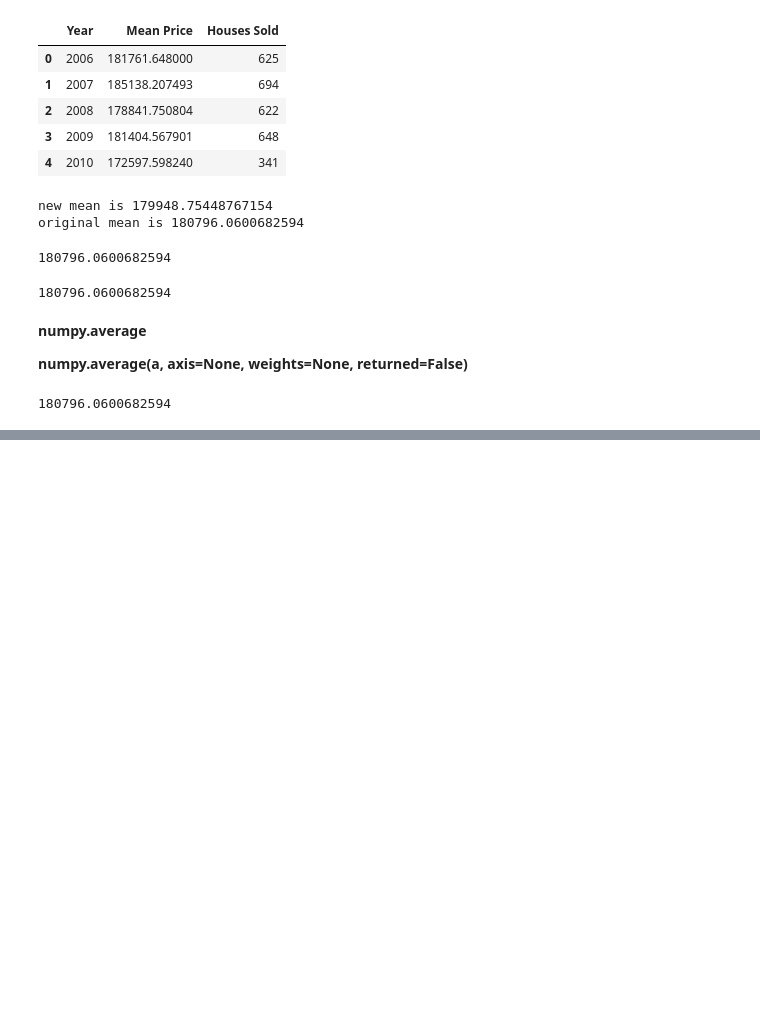
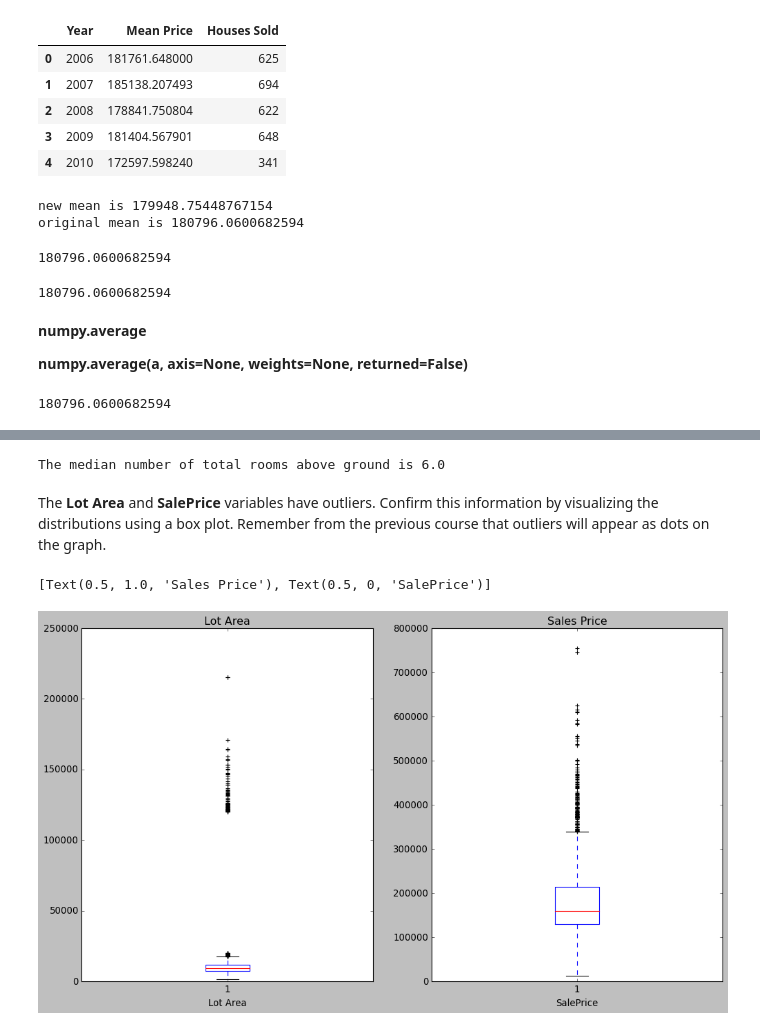
Before and after one commit to tongNJ/Dataquest-Online-Courses-2022, a Jupyter notebook: Statistics Intermediate - Averages and Variability.ipynb, the cells around one changed output, grey strips where cells are left out. Saved outputs shown, nothing was run; the diff lists cells and outputs as text; code cells hidden in the pictures; blank space fills up the shorter version.

```diff
--- a/Statistics Intermediate - Averages and Variability.ipynb
+++ b/Statistics Intermediate - Averages and Variability.ipynb
@@ -303,0 +310,20 @@ np.average(a = houses_per_year['Mean Price'],weights = houses_per_year['Houses S
+# %%
+df['TotRms AbvGrd'] # the number of rooms above ground
+TotRms_AbvGrd = df['TotRms AbvGrd'].replace(to_replace='10 or more',value=10).copy()
+TotRms_AbvGrd = TotRms_AbvGrd.astype(int)
+TotRms_AbvGrd.value_counts().sort_index()
+TotRms_AbvGrd.median()
+print(f'The median number of total rooms above ground is {TotRms_AbvGrd.median()}')
+# %% [output]
+The median number of total rooms above ground is 6.0
+# %% [markdown]
+The **Lot Area** and **SalePrice** variables have outliers. Confirm this information by visualizing the distributions using a box plot. Remember from the previous course that outliers will appear as dots on the graph.
+# %%
+fit,axs = plt.subplots(1,2,figsize=(15,8))
+axs[0].boxplot(df['Lot Area'])
+axs[1].boxplot(df['SalePrice'])
+axs[0].set(title='Lot Area',xlabel='Lot Area')
+axs[1].set(title='Sales Price', xlabel='SalePrice')
+# %% [output]
+[Text(0.5, 1.0, 'Sales Price'), Text(0.5, 0, 'SalePrice')]
+[figure, added]
```
Also changed, not shown: parts of 13 cells of this notebook, 1 other file.
